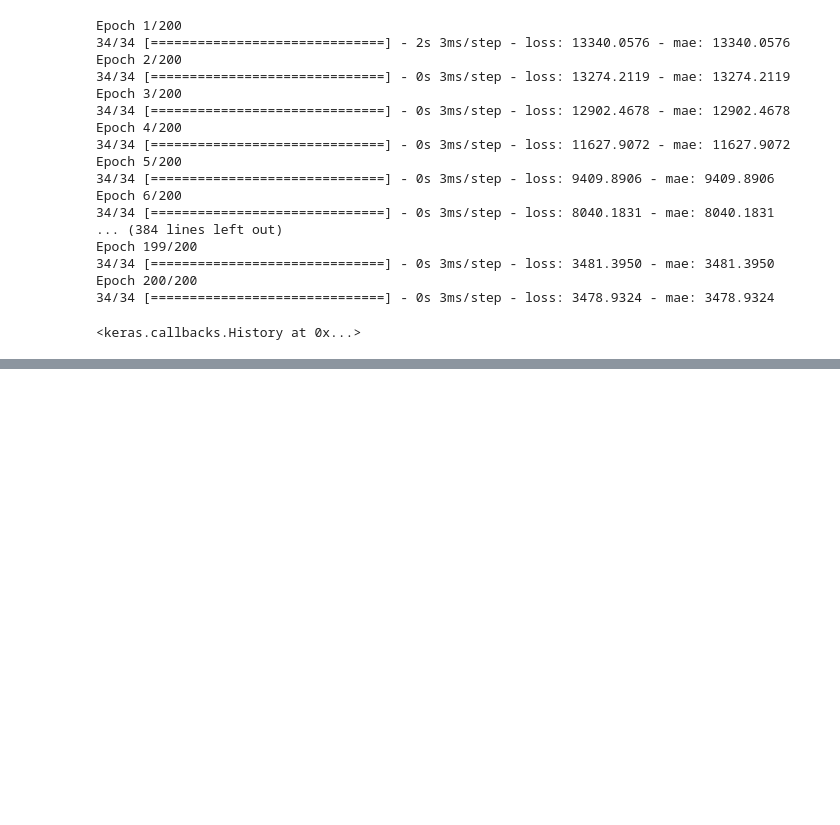
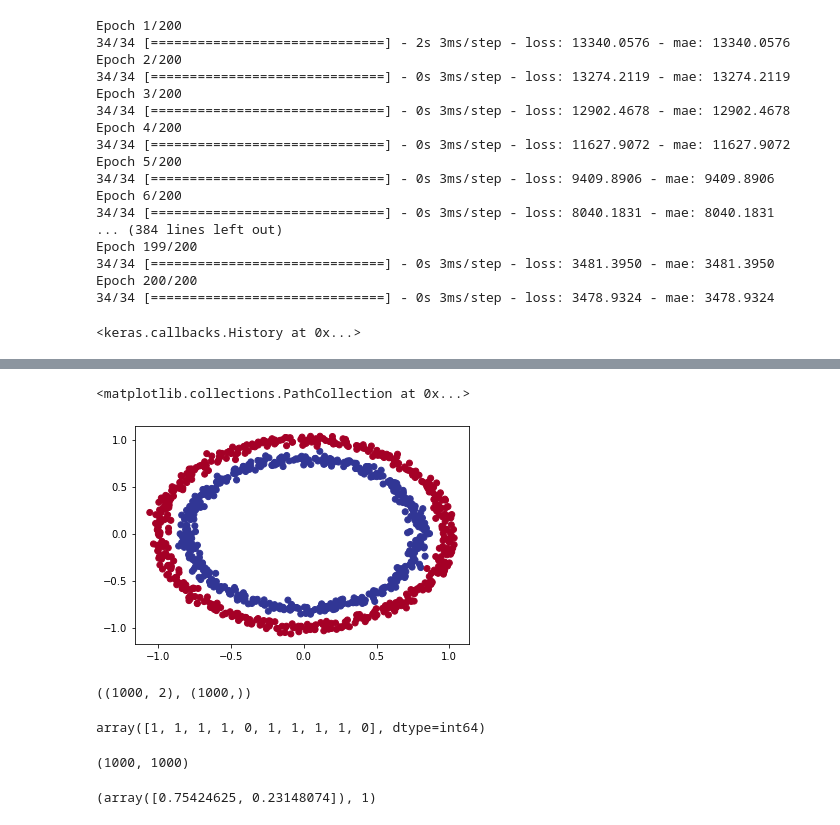
Before and after one commit to Goyalscode/Character-Recognition-Using-DL, a Jupyter notebook: learning_concepts_practice/practice.ipynb, the cells around one changed output, grey strips where cells are left out. Saved outputs shown, nothing was run; the diff lists cells and outputs as text; code cells hidden in the pictures; blank space fills up the shorter version.

Commit message:
learn about classification using dl

```diff
--- a/learning_concepts_practice/practice.ipynb
+++ b/learning_concepts_practice/practice.ipynb
@@ -3096,0 +3123,12 @@ Epoch 200/200
+# %%
+# creating data to view and fit
+
+from sklearn.datasets import make_circles
+
+# taking 1000 examples
+n_samples = 1000;
+
+# creating circles
+X, y = make_circles(n_samples,
+                    noise = 0.03,
+                    random_state = 42)  # for classification
@@ -3096,0 +3179,7 @@ Epoch 200/200
+# %%
+# visualizing with a plot
+import matplotlib.pyplot as plt
+plt.scatter(X[:, 0], X[:, 1], c=y, cmap = plt.cm.RdYlBu)  # cmap is the colour layer
+# %% [output]
+<matplotlib.collections.PathCollection at 0x...>
+[figure, added]
@@ -3096,0 +3189,22 @@ Epoch 200/200
+# %%
+# difference between this data and regression data (in terms of images)
+# input and output shapes of our neural network
+
+# check shapes of our labels and features
+X.shape, y.shape  # X has a shape of 2, y is scalar -> does not have second dimension, 1000 samples of each
+# %% [output]
+((1000, 2), (1000,))
+# %%
+y[:10]
+# %% [output]
+array([1, 1, 1, 1, 0, 1, 1, 1, 1, 0], dtype=int64)
+# %%
+# check no of samples
+len(X), len(y)
+# %% [output]
+(1000, 1000)
+# %%
+# example of features and labels
+X[0], y[0]
+# %% [output]
+(array([0.75424625, 0.23148074]), 1)
```
Also changed, not shown: parts of 33 cells of this notebook.
